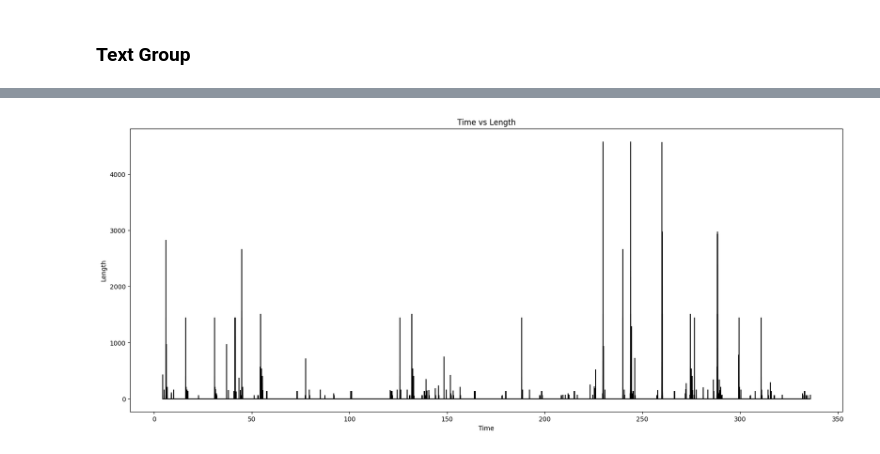
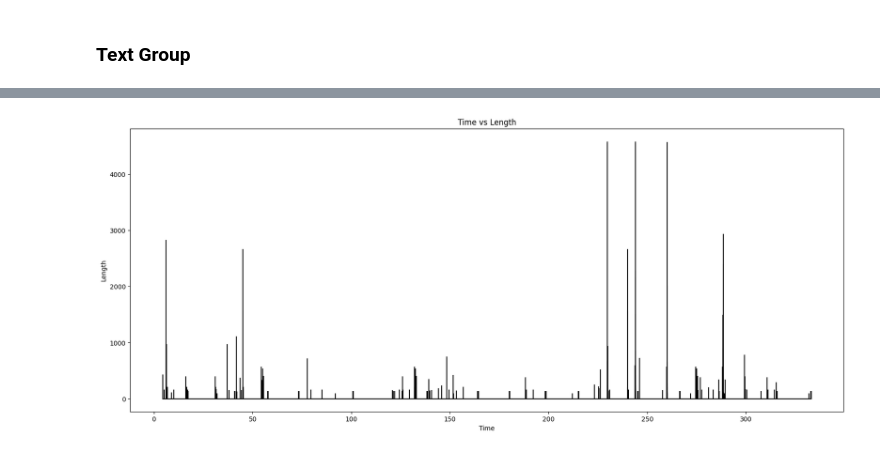
Before and after one commit to NoaAmichai/Computer_networks_final_project, a Jupyter notebook: project.ipynb, the cells around one changed output, grey strips where cells are left out. Cells and saved outputs as stored; diff of their text form; code cells hidden in the pictures.

```diff
--- a/project.ipynb
+++ b/project.ipynb
@@ -131,7 +173,7 @@ plt.show()
 # %% [markdown]
 ### Text Group
 # %%
-text_data = pd.read_csv("text_data_filtered.csv")
+text_data = pd.read_csv("text_data.csv", encoding='latin-1')
 text_data.head()
 # %% [output]
 |  | No. | Time | Source | Destination | Protocol | Length | Info |
@@ -152,13 +203,13 @@ Name: count, dtype: int64
 # %%
 text_data_filtered = text_data[text_data['Protocol'].str.contains('TLS')]
 
-time = text_data['Time']
-len = text_data['Length']
+time = text_data_filtered['Time']
+len = text_data_filtered['Length']
 plt.figure(figsize=(20,8))
 plt.stem(time, len,linefmt ='black',markerfmt = '', basefmt='black')
 plt.xlabel('Time')
 plt.ylabel('Length')
 plt.title('Time vs Length')
 plt.show()
 # %% [output]
-[figure, old version]
+[figure, new version]
```
Also changed, not shown: parts of 5 cells of this notebook.
